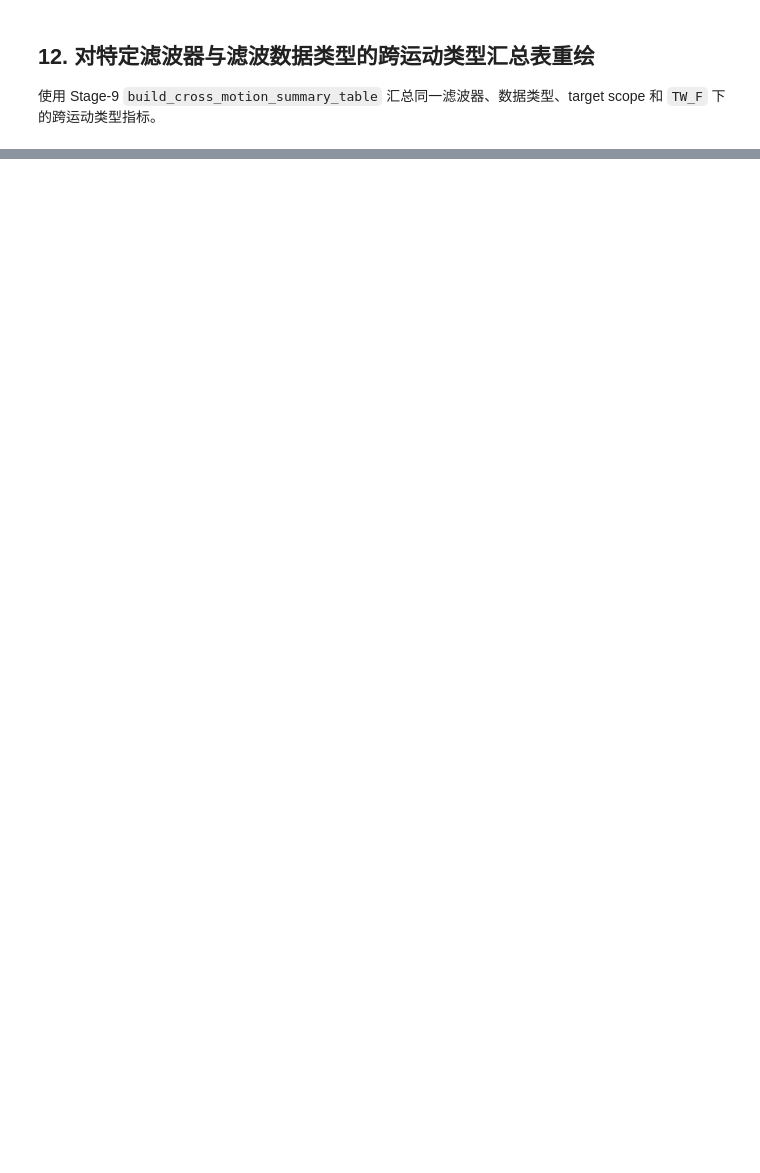
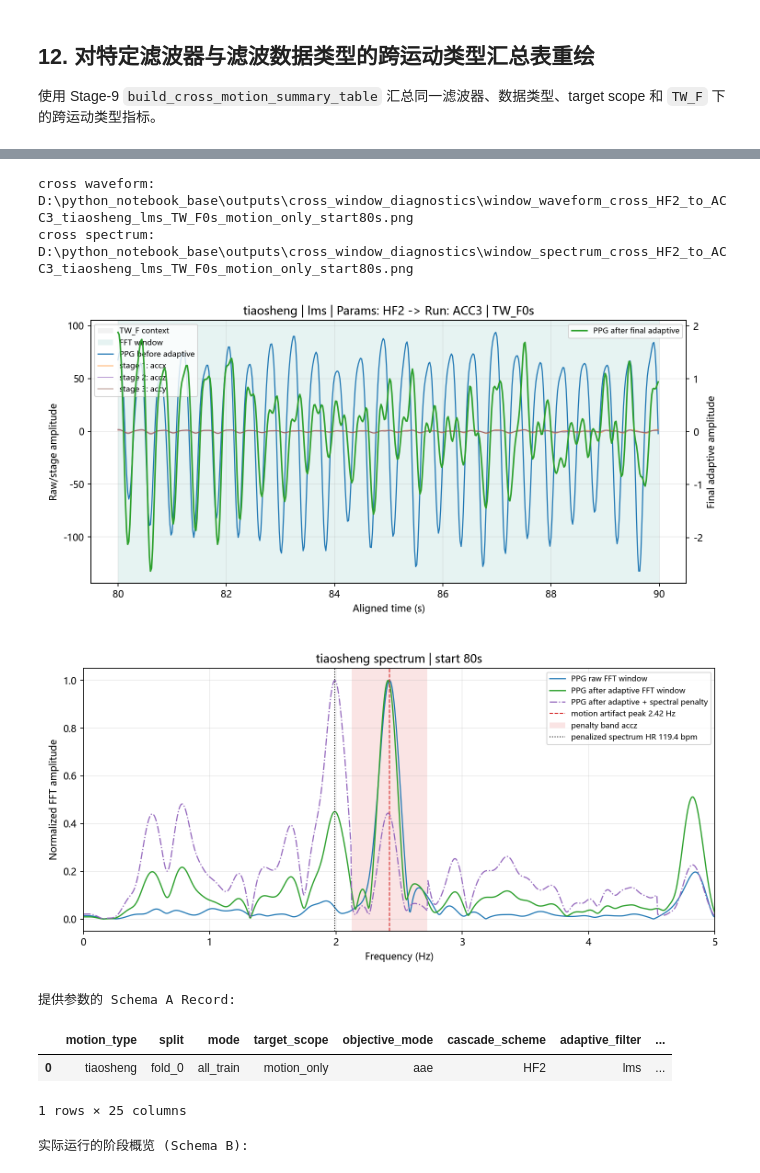
Before and after one commit to Scp-918/python_notebook_base3, a Jupyter notebook: notebooks/run_batch_adaptive_protocol.ipynb, the cells around one changed output, grey strips where cells are left out. Drawn from its saved outputs; the diff is of its cells as text; code cells hidden in the pictures; blank space fills up the shorter version.

```diff
--- a/notebooks/run_batch_adaptive_protocol.ipynb
+++ b/notebooks/run_batch_adaptive_protocol.ipynb
@@ -1161,0 +1430,78 @@ else:
+# %%
+# ===== 小白导读：第 14 块 Stage-8 跨滤波架构窗口级诊断 =====
+# 作用：依然使用原最优参数表 A 的数值进行单窗重构，但在图像左轴输出时，绘制的中间级却是用 B 实际测算的。
+
+RUN_CROSS_WINDOW_DIAGNOSTICS = True
+CROSS_DIAGNOSTIC_OUTPUT_DIR = OUTPUT_ROOT / "cross_window_diagnostics"
+CROSS_MANUAL_ALIGNED_FFT_START_S = globals().get("MANUAL_ALIGNED_FFT_START_S", 80)
+
+if RUN_CROSS_WINDOW_DIAGNOSTICS:
+    aligned_fft_start_s = CROSS_MANUAL_ALIGNED_FFT_START_S
+    if aligned_fft_start_s is None:
+        aligned_fft_start_s = _auto_aligned_fft_start_from_replay(globals().get("CROSS_REPLAY_CSV", None))
+    if aligned_fft_start_s is None or not np.isfinite(float(aligned_fft_start_s)):
+        aligned_fft_start_s = 0.0
+        print("未能自动取得有效起点，暂用 0.0；正式诊断时请手动设置。")
+
+    try:
+        cross_diagnostic_paths = plot_window_diagnostics_from_records(
+            signal_csv=CROSS_SIGNAL_CSV,
+            ref_csv=CROSS_REF_CSV,
+            results_root=CROSS_RESULTS_ROOT,
+            output_dir=CROSS_DIAGNOSTIC_OUTPUT_DIR,
+            motion_type=CROSS_MOTION_TYPE,
+            split=globals().get("CROSS_SPLIT", ""),
+            mode=globals().get("CROSS_MODE", ""),
+            target_scope=CROSS_TARGET_SCOPE,
+            adaptive_filter=CROSS_ADAPTIVE_FILTER,
+            adaptive_data_type=globals().get("CROSS_ADAPTIVE_DATA_TYPE", ""),
+            cascade_scheme=CROSS_RUN_PARAM_SCHEME,
+            override_cascade_scheme=CROSS_RUN_APPLIED_SCHEME, # <--- Here's the magic
+            TW_F=CROSS_TW_F,
+            aligned_fft_start_s=float(aligned_fft_start_s),
+            fs_origin=FS_ORIGIN,
+        )
+        print("cross waveform:", cross_diagnostic_paths["waveform"])
+        print("cross spectrum:", cross_diagnostic_paths["spectrum"])
+        display(Image(filename=str(cross_diagnostic_paths["waveform"])))
+        display(Image(filename=str(cross_diagnostic_paths["spectrum"])))
+
+        stages = cross_diagnostic_paths.get("stages", [])
+        best_params = cross_diagnostic_paths.get("best_params", {})
+        best_record = cross_diagnostic_paths.get("best_record", {})
+
+        print("提供参数的 Schema A Record:")
+        display(pd.DataFrame([best_record]))
+
+        fs_target_hz = _as_float(best_params.get("Fs_Target", best_record.get("Fs_Target", np.nan)))
+        stage_summary = []
+        for idx, stage in enumerate(stages, start=1):
+            output_signal = stage.get("output_signal", [])
+            output_len = len(output_signal) if isinstance(output_signal, list) else np.nan
+            stage_summary.append({
+                "stage": idx,
+                "B_channel": stage.get("channel", ""),
+                "M": stage.get("M", ""),
+                "K": stage.get("K", ""),
+                "mu": stage.get("mu", stage.get("mu1", "")),
+                "penalty_ref_channel": stage.get("penalty_ref_channel", ""),
+                "output_len_s": _samples_to_seconds(output_len, fs_target_hz),
+                "adaptive_input_s": _samples_to_seconds(stage.get("adaptive_input_samples", np.nan), fs_target_hz),
+            })
+        print("实际运行的阶段概览 (Schema B):")
+        display(pd.DataFrame(stage_summary))
+
+    except Exception as exc:
+        print("Stage-8 cross window diagnostics 未执行:", exc)
+else:
+    print("RUN_CROSS_WINDOW_DIAGNOSTICS=False，已跳过 Stage-8 cross window diagnostics。")
+# %% [output]
+cross waveform: D:\python_notebook_base\outputs\cross_window_diagnostics\window_waveform_cross_HF2_to_ACC3_tiaosheng_lms_TW_F0s_motion_only_start80s.png
+cross spectrum: D:\python_notebook_base\outputs\cross_window_diagnostics\window_spectrum_cross_HF2_to_ACC3_tiaosheng_lms_TW_F0s_motion_only_start80s.png
+[figure, added]
+[figure, added]
+提供参数的 Schema A Record:
+|  | motion_type | split | mode | target_scope | objective_mode | cascade_scheme | adaptive_filter | ... |
+| 0 | tiaosheng | fold_0 | all_train | motion_only | aae | HF2 | lms | ... |
+1 rows × 25 columns
+实际运行的阶段概览 (Schema B):
```
Also changed, not shown: parts of 16 cells of this notebook, 1 other file.
